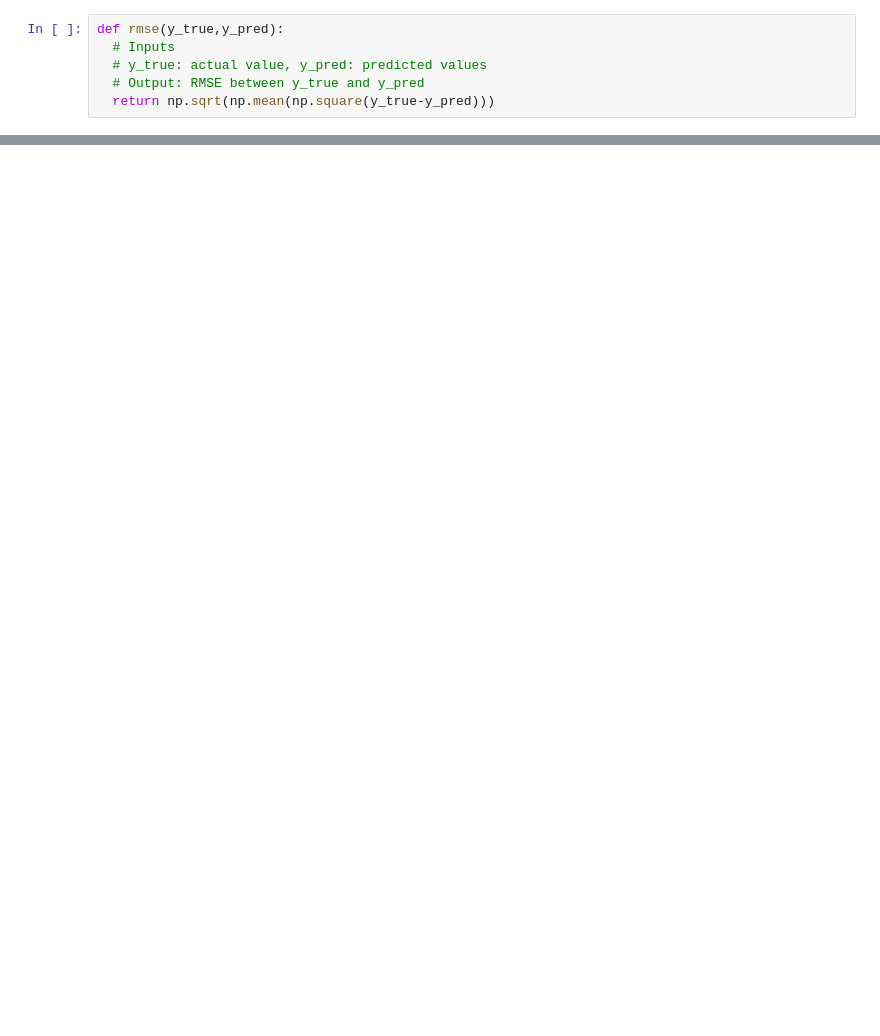
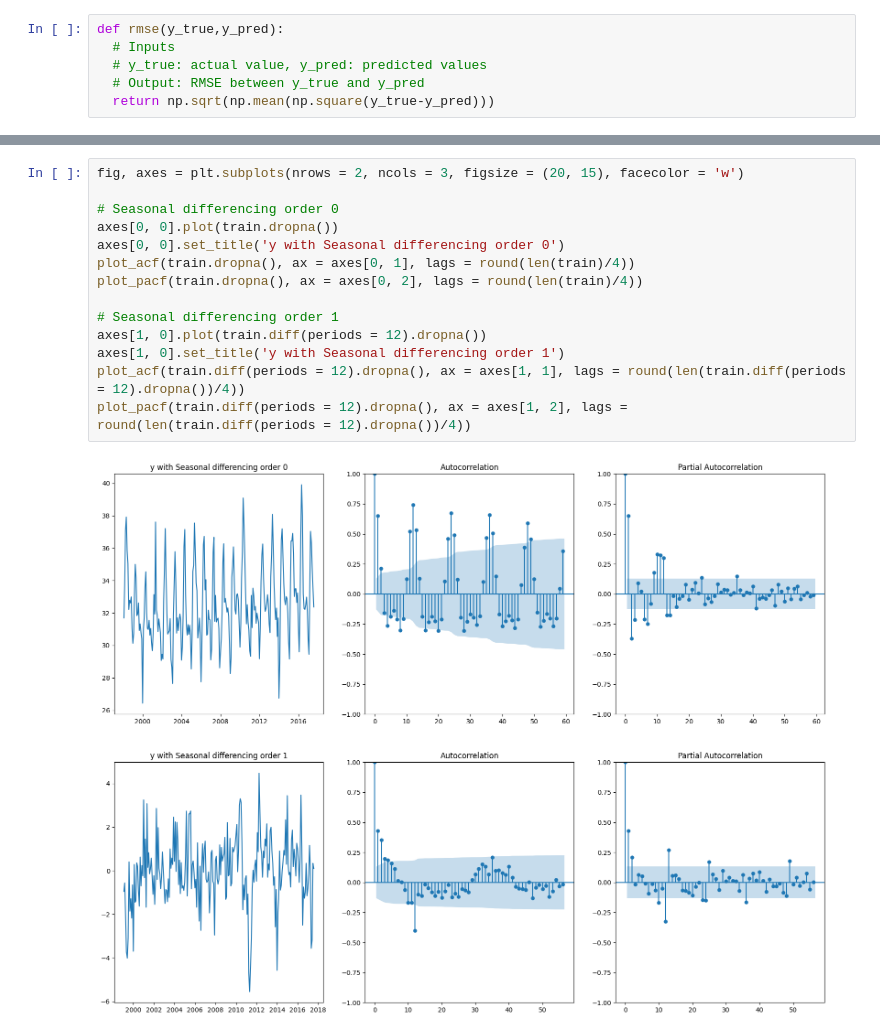
Before and after one commit to AthithepSuksupsri/229351_Lab, a Jupyter notebook: 229351_LAB11_02.ipynb, the cells around one changed output, grey strips where cells are left out. Drawn from its saved outputs; the diff is of its cells as text; blank space fills up the shorter version.

```diff
--- a/229351_LAB11_02.ipynb
+++ b/229351_LAB11_02.ipynb
@@ -172,0 +218,16 @@ Freq: ME, Name: MaxTemp, dtype: float64
+# %%
+fig, axes = plt.subplots(nrows = 2, ncols = 3, figsize = (20, 15), facecolor = 'w')
+
+# Seasonal differencing order 0
+axes[0, 0].plot(train.dropna())
+axes[0, 0].set_title('y with Seasonal differencing order 0')
+plot_acf(train.dropna(), ax = axes[0, 1], lags = round(len(train)/4))
+plot_pacf(train.dropna(), ax = axes[0, 2], lags = round(len(train)/4))
+
+# Seasonal differencing order 1
+axes[1, 0].plot(train.diff(periods = 12).dropna())
+axes[1, 0].set_title('y with Seasonal differencing order 1')
+plot_acf(train.diff(periods = 12).dropna(), ax = axes[1, 1], lags = round(len(train.diff(periods = 12).dropna())/4))
+plot_pacf(train.diff(periods = 12).dropna(), ax = axes[1, 2], lags = round(len(train.diff(periods = 12).dropna())/4))
+# %% [output]
+[figure, added]
```
Also changed, not shown: parts of 12 cells of this notebook.
